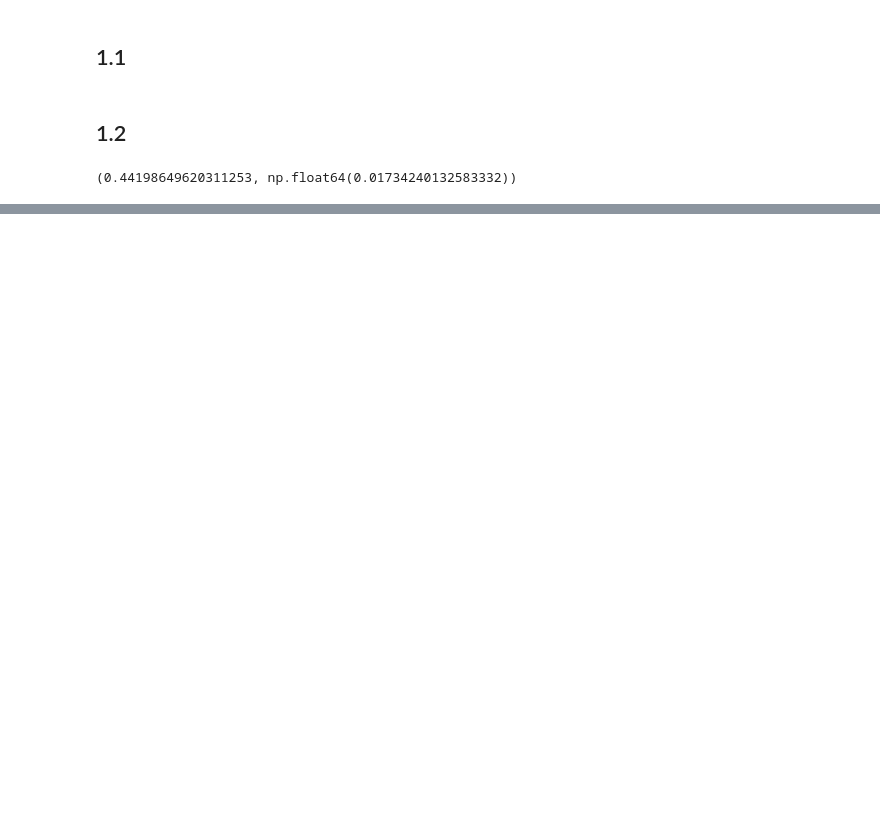
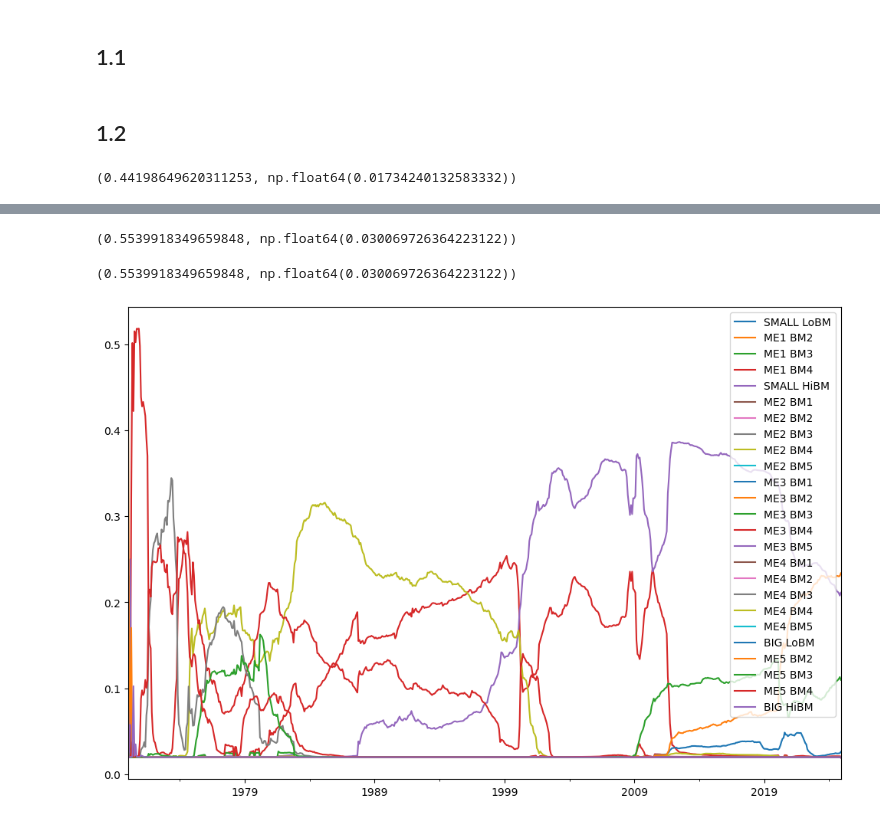
Before and after one commit to v-buchkov/wufam, a Jupyter notebook: backtests/1-3_Assignment_Rolling_Window.ipynb, the cells around one changed output, grey strips where cells are left out. Cells and saved outputs as stored; diff of their text form; code cells hidden in the pictures; blank space fills up the shorter version.

```diff
--- a/backtests/1-3_Assignment_Rolling_Window.ipynb
+++ b/backtests/1-3_Assignment_Rolling_Window.ipynb
@@ -73,6 +75,14 @@ min_var_c_strategy = MinVariance(
     trading_config=trading_config_min_var,
     window_size=None,
 )
+# %%
+trading_config_naive_min_var = TradingConfig(total_exposure=1, min_exposure=0.5 / 25)
+
+min_var_naive_c_strategy = MinVariance(
+    cov_estimator=SampleCovEstimator(),
+    trading_config=trading_config_naive_min_var,
+    window_size=None,
+)
 # %%
 from wufam.estimation.covariance.shrinkage.lw_cv_cov_estimator import (
     LedoitWolfCVCovEstimator,
@@ -90,14 +100,23 @@ min_var_lw_cv_strategy = MinVariance(
     window_size=None,
 )
 # %%
-def evaluate_strategy(strategy: BaseStrategy) -> tuple[float, float]:
-    total_r, turnover = run_rolling_backtest(
+def evaluate_strategy(
+    strategy: BaseStrategy, return_weights: bool = False
+) -> tuple[float, float] | tuple[float, float, pd.DataFrame]:
+    bt_res = run_rolling_backtest(
         strategy=strategy,
         excess_returns=portfolios_xs_r,
+        factors=factors_df,
         rf=rf,
         freq="M",
         trading_lag=1,
+        return_weights=return_weights,
     )
+
+    if return_weights:
+        total_r, turnover, me_weights = bt_res
+    else:
+        total_r, turnover = bt_res
 
     sr = calc_sharpe(
         strategy_total_r=total_r,
@@ -105,6 +124,8 @@ def evaluate_strategy(strategy: BaseStrategy) -> tuple[float, float]:
         factor_annualize=FACTOR_ANNUALIZE,
     )
 
+    if return_weights:
+        return sr, turnover.mean(), me_weights
     return sr, turnover.mean()
 # %%
 evaluate_strategy(ew_strategy)
@@ -132,0 +196,13 @@ evaluate_strategy(min_var_lw_cv_strategy)
+# %%
+evaluate_strategy(min_var_naive_c_strategy)
+# %% [output]
+(0.5539918349659848, np.float64(0.030069726364223122))
+# %%
+sr, turnover, w = evaluate_strategy(min_var_naive_c_strategy, return_weights=True)
+sr, turnover
+# %% [output]
+(0.5539918349659848, np.float64(0.030069726364223122))
+# %%
+w.resample("ME").last().plot(figsize=(12, 8));
+# %% [output]
+[figure, added]
```
Also changed, not shown: parts of 10 cells of this notebook, 18 other files.
